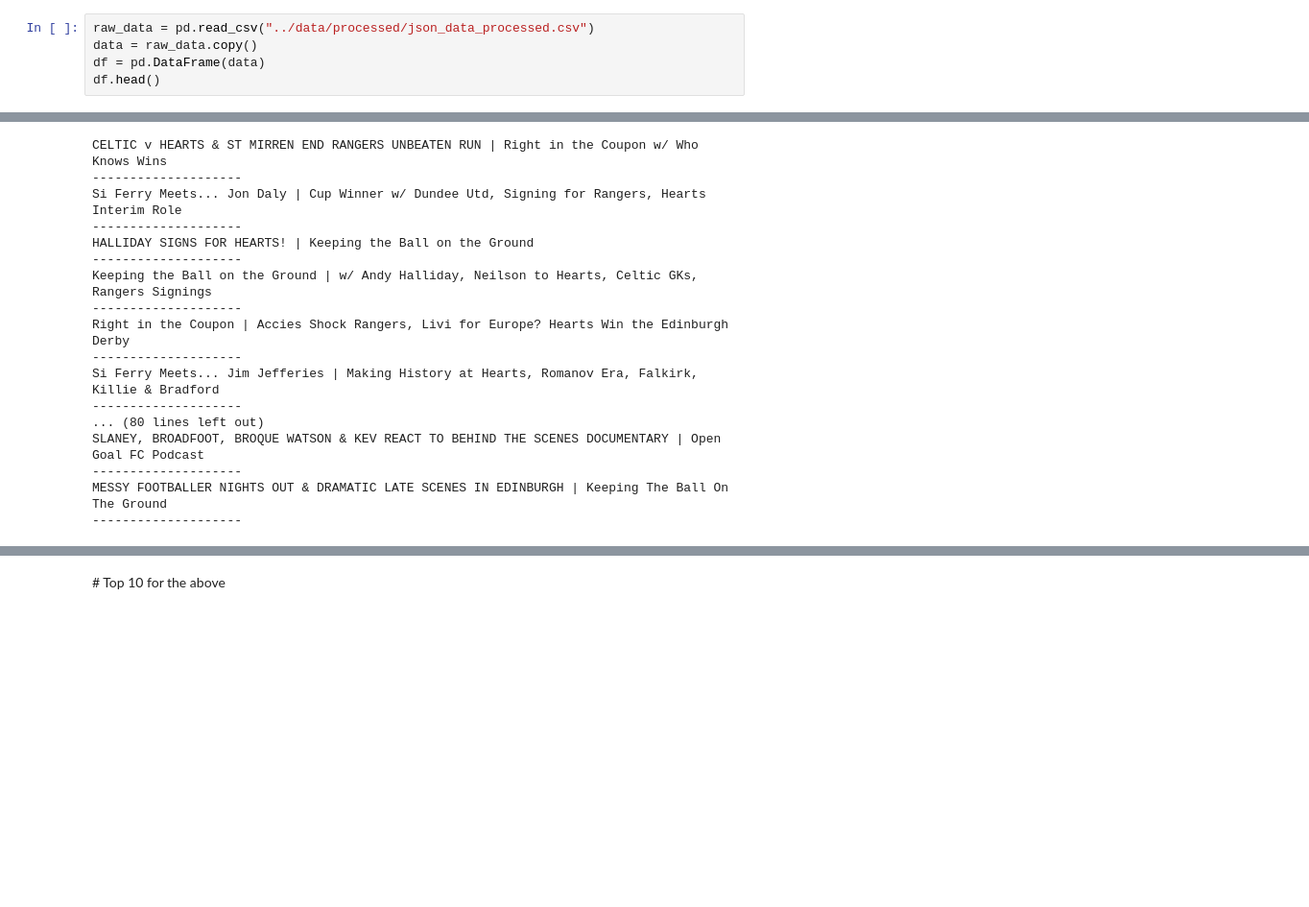
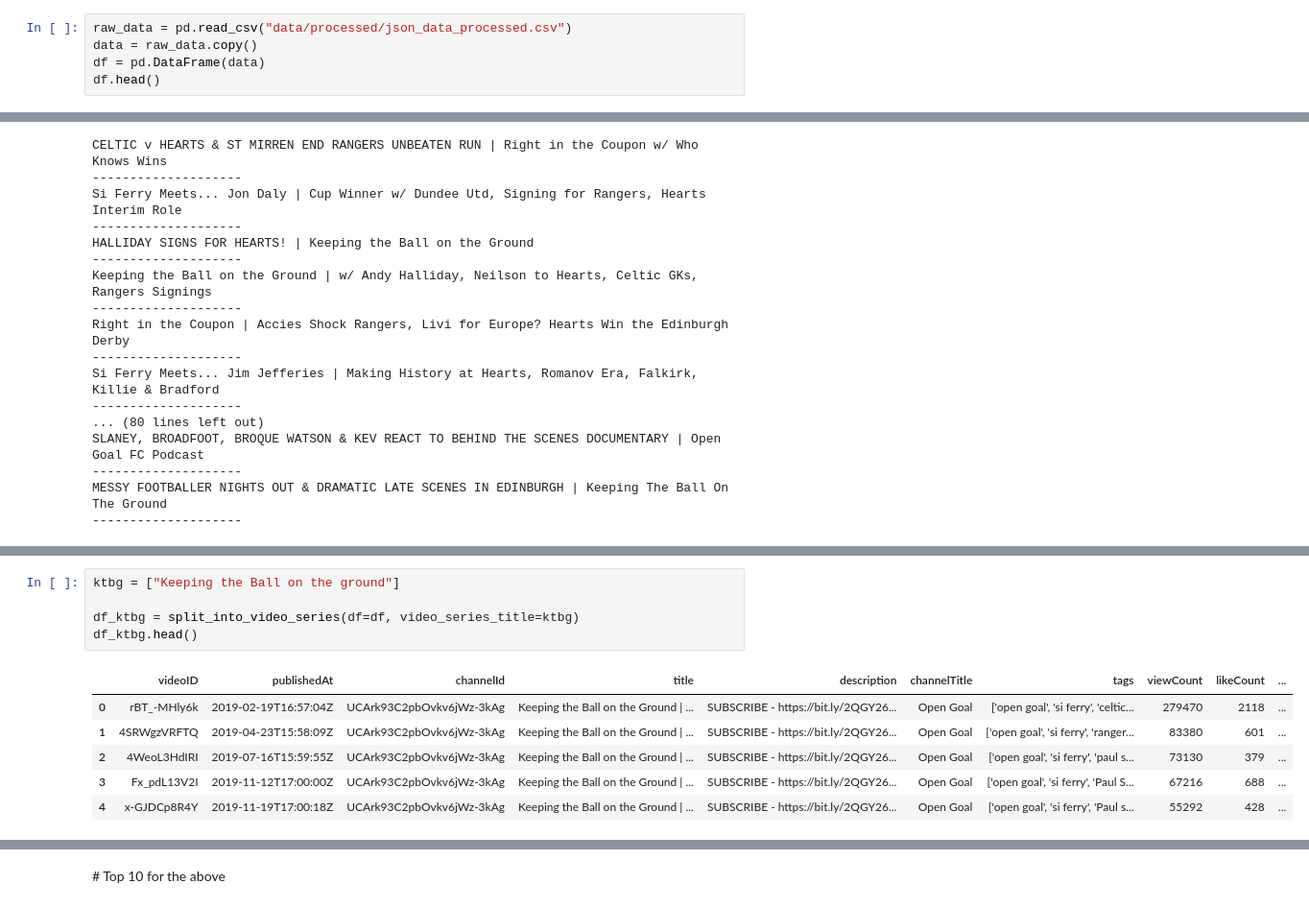
Before and after one commit to JonR45/OpenGoal, a Jupyter notebook: notebooks/4_2_split_into_video_series.ipynb, the cells around one changed output, grey strips where cells are left out. Shown at 96% size. Saved outputs shown, nothing was run; the diff lists cells and outputs as text; blank space fills up the shorter version.

Commit message:
defined split_into_video_series function
created split_into_video_series function and renamed files for clearer organisation

```diff
--- a/notebooks/4_explore_data.ipynb
+++ b/notebooks/4_2_split_into_video_series.ipynb
@@ -3,5 +13,5 @@ import pandas as pd
 # %%
-raw_data = pd.read_csv("../data/processed/json_data_processed.csv")
+raw_data = pd.read_csv("data/processed/json_data_processed.csv")
 data = raw_data.copy()
 df = pd.DataFrame(data)
 df.head()
@@ -277,0 +199,12 @@ len(metrics_t)
+# %%
+ktbg = ["Keeping the Ball on the ground"]
+
+df_ktbg = split_into_video_series(df=df, video_series_title=ktbg)
+df_ktbg.head()
+# %% [output]
+|  | videoID | publishedAt | channelId | title | description | channelTitle | tags | viewCount | likeCount | ... |
+| 0 | rBT_-MHly6k | 2019-02-19T16:57:04Z | UCArk93C2pbOvkv6jWz-3kAg | Keeping the Ball on the Ground | ... | SUBSCRIBE - https://bit.ly/2QGY26... | Open Goal | ['open goal', 'si ferry', 'celtic... | 279470 | 2118 | ... |
+| 1 | 4SRWgzVRFTQ | 2019-04-23T15:58:09Z | UCArk93C2pbOvkv6jWz-3kAg | Keeping the Ball on the Ground | ... | SUBSCRIBE - https://bit.ly/2QGY26... | Open Goal | ['open goal', 'si ferry', 'ranger... | 83380 | 601 | ... |
+| 2 | 4WeoL3HdIRI | 2019-07-16T15:59:55Z | UCArk93C2pbOvkv6jWz-3kAg | Keeping the Ball on the Ground | ... | SUBSCRIBE - https://bit.ly/2QGY26... | Open Goal | ['open goal', 'si ferry', 'paul s... | 73130 | 379 | ... |
+| 3 | Fx_pdL13V2I | 2019-11-12T17:00:00Z | UCArk93C2pbOvkv6jWz-3kAg | Keeping the Ball on the Ground | ... | SUBSCRIBE - https://bit.ly/2QGY26... | Open Goal | ['open goal', 'si ferry', 'Paul S... | 67216 | 688 | ... |
+| 4 | x-GJDCp8R4Y | 2019-11-19T17:00:18Z | UCArk93C2pbOvkv6jWz-3kAg | Keeping the Ball on the Ground | ... | SUBSCRIBE - https://bit.ly/2QGY26... | Open Goal | ['open goal', 'si ferry', 'Paul s... | 55292 | 428 | ... |
```
Also changed, not shown: parts of 28 cells of this notebook, 4 other files.
